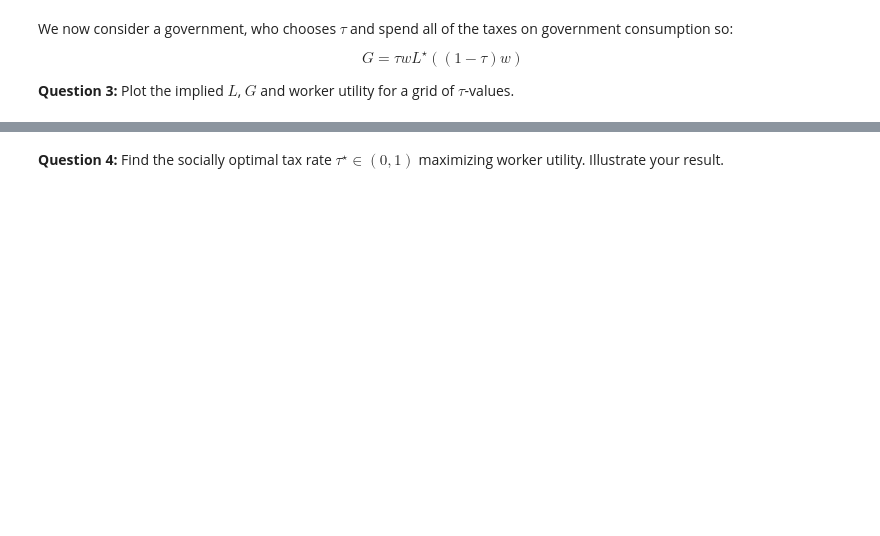
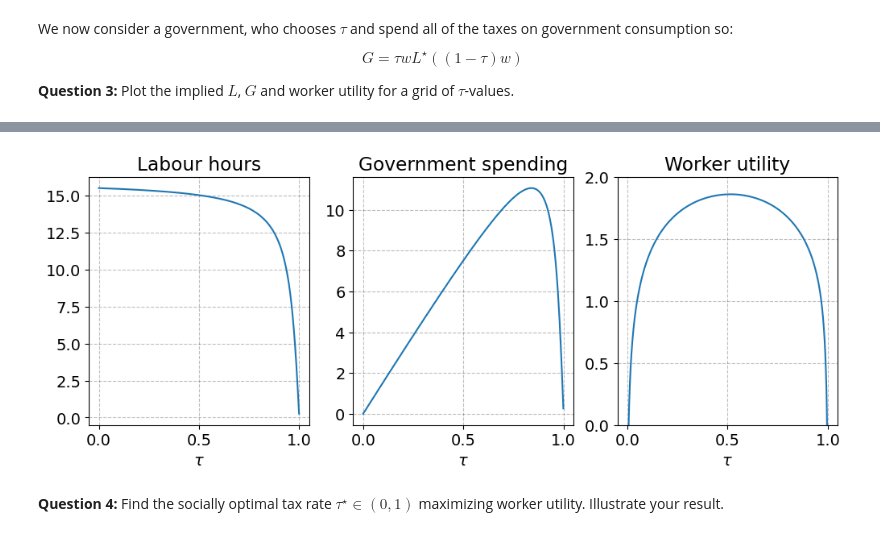
Before and after one commit to NumEconCopenhagen/projects-2023-scb, a Jupyter notebook: examproject/Exam-2023-notebook.ipynb, the cells around one changed output, grey strips where cells are left out. Drawn from its saved outputs; the diff is of its cells as text; code cells hidden in the pictures; blank space fills up the shorter version.

```diff
--- a/examproject/Exam-2023-notebook.ipynb
+++ b/examproject/Exam-2023-notebook.ipynb
@@ -82,2 +172,29 @@ $$
+# %%
+#Call funciton
+tau_grid, L_vec, G_vec, V_vec = Q1.iterate_over_tau(bl)
+
+# Plot figures
+fig = plt.figure(figsize=(12,4))
+ax = fig.add_subplot(1,3,1)
+ax.plot(tau_grid, L_vec)
+ax.set_title('Labour hours')
+ax.set_xlabel(r'$\tau$')
+
+ax = fig.add_subplot(1,3,2)
+ax.plot(tau_grid, G_vec)
+ax.set_title('Government spending')
+ax.set_xlabel(r'$\tau$')
+
+ax = fig.add_subplot(1,3,3)
+ax.plot(tau_grid, V_vec)
+ax.set_title('Worker utility')
+ax.set_xlabel(r'$\tau$')
+ax.set_ylim(0,2)
+
+# reset tau and w_tilde
+bl.tau = 0.3
+bl.w_tilde = (1-bl.tau)*bl.w
+# %% [output]
+[figure, added]
 # %% [markdown]
 **Question 4:** Find the socially optimal tax rate $\tau^{\star}\in(0,1)$ maximizing worker utility. Illustrate your result.
```
Also changed, not shown: parts of 25 cells of this notebook, 1 other file.
